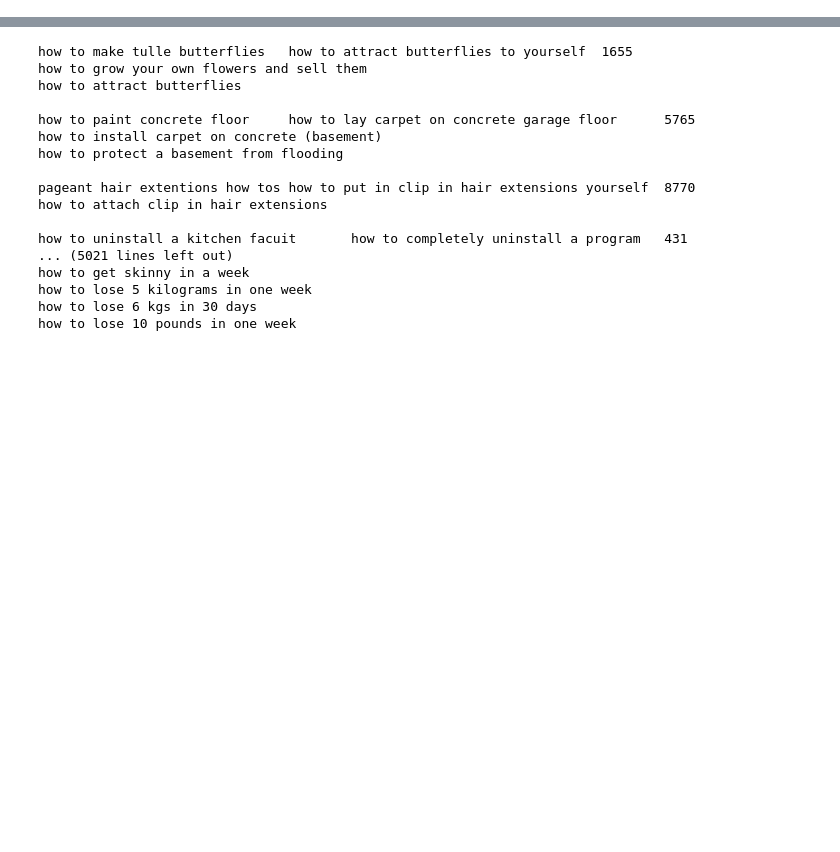
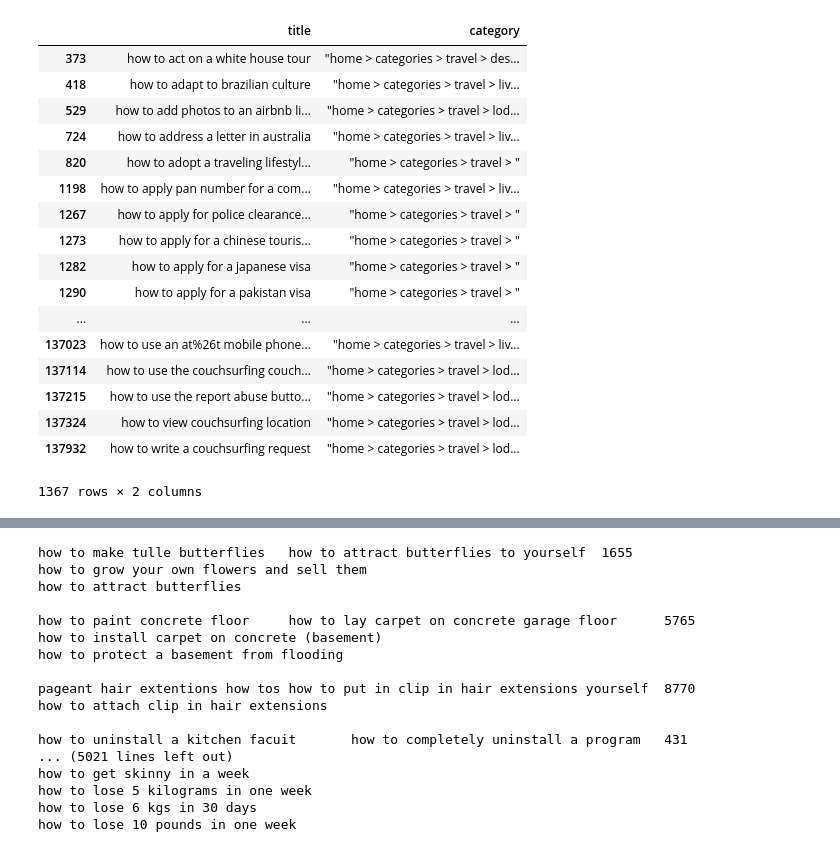
Before and after one commit to feay1234/WikiHow-Task-Based, a Jupyter notebook: Task-Prediction.ipynb, the cells around one changed output, grey strips where cells are left out. Drawn from its saved outputs; the diff is of its cells as text; code cells hidden in the pictures; blank space fills up the shorter version.

```diff
--- a/Task-Prediction.ipynb
+++ b/Task-Prediction.ipynb
@@ -51,3 +127,24 @@ Found 19466 unique tokens.
+# %%
+travel
+# %% [output]
+|  | title | category |
+| 373 | how to act on a white house tour | "home > categories > travel > des... |
+| 418 | how to adapt to brazilian culture | "home > categories > travel > liv... |
+| 529 | how to add photos to an airbnb li... | "home > categories > travel > lod... |
+| 724 | how to address a letter in australia | "home > categories > travel > liv... |
+| 820 | how to adopt a traveling lifestyl... | "home > categories > travel > " |
+| 1198 | how to apply pan number for a com... | "home > categories > travel > liv... |
+| 1267 | how to apply for police clearance... | "home > categories > travel > " |
+| 1273 | how to apply for a chinese touris... | "home > categories > travel > " |
+| 1282 | how to apply for a japanese visa | "home > categories > travel > " |
+| 1290 | how to apply for a pakistan visa | "home > categories > travel > " |
+| ... | ... | ... |
+| 137023 | how to use an at%26t mobile phone... | "home > categories > travel > liv... |
+| 137114 | how to use the couchsurfing couch... | "home > categories > travel > lod... |
+| 137215 | how to use the report abuse butto... | "home > categories > travel > lod... |
+| 137324 | how to view couchsurfing location | "home > categories > travel > lod... |
+| 137932 | how to write a couchsurfing request | "home > categories > travel > lod... |
+1367 rows × 2 columns
 # %%
 from utils import *
 
```
Also changed, not shown: parts of 32 cells of this notebook, 6 other files.
